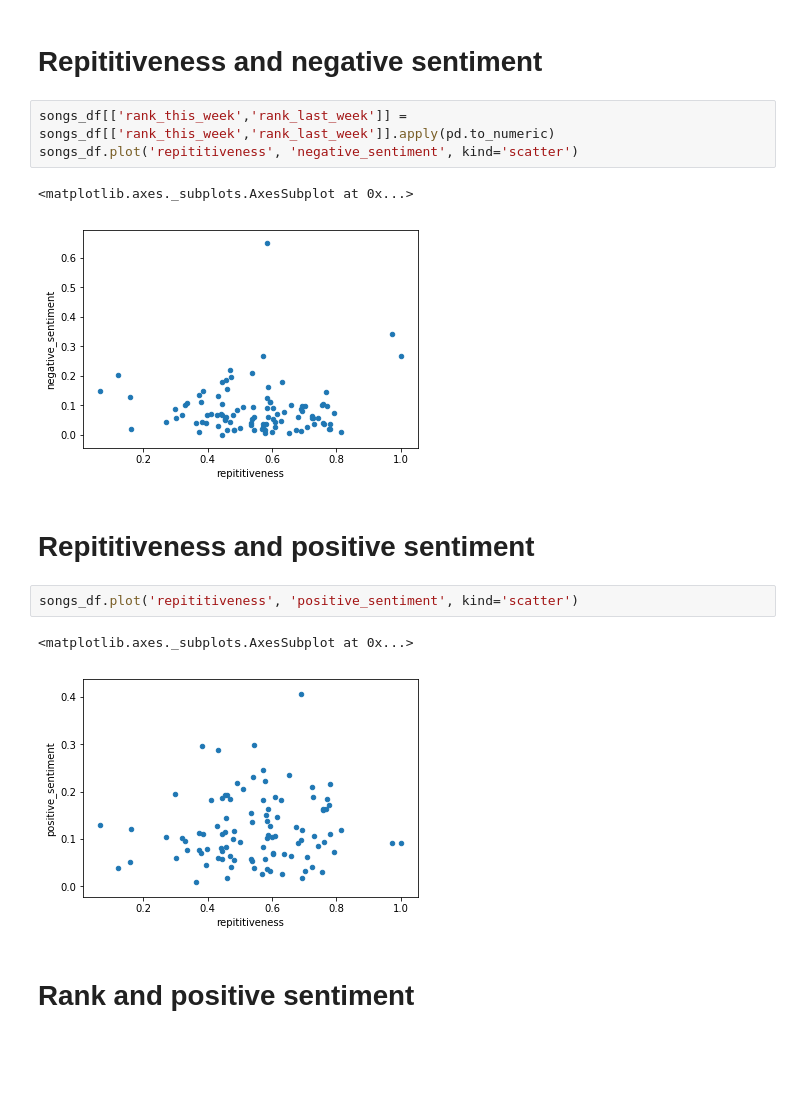
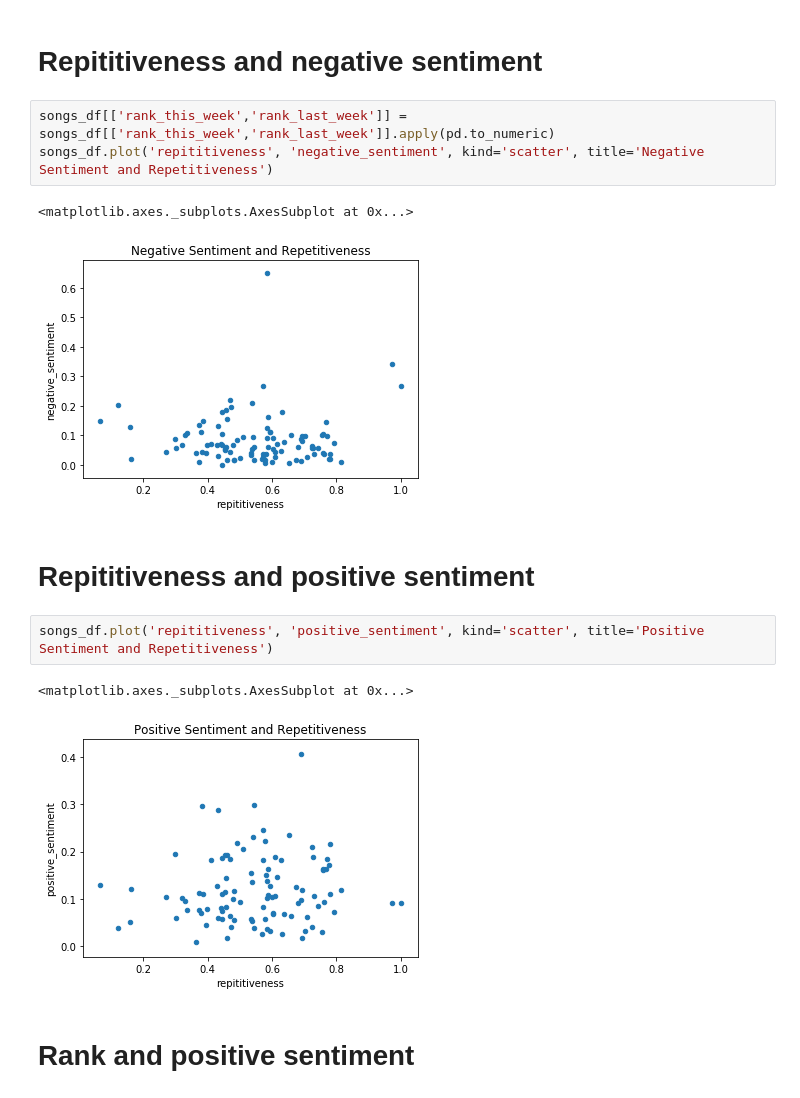
Before and after one commit to tylerwmarrs/billboard-hot-100-lyric-analysis, a Jupyter notebook: notebooks/exploratory/04-clean-lyric-analysis.ipynb, the cells around one changed output. Drawn from its saved outputs; the diff is of its cells as text; blank space fills up the shorter version.

```diff
--- a/notebooks/exploratory/04-clean-lyric-analysis.ipynb
+++ b/notebooks/exploratory/04-clean-lyric-analysis.ipynb
@@ -303,17 +340,17 @@ songs_df.describe()
 # Repititiveness and negative sentiment
 # %%
 songs_df[['rank_this_week','rank_last_week']] = songs_df[['rank_this_week','rank_last_week']].apply(pd.to_numeric)
-songs_df.plot('repititiveness', 'negative_sentiment', kind='scatter')
+songs_df.plot('repititiveness', 'negative_sentiment', kind='scatter', title='Negative Sentiment and Repetitiveness')
 # %% [output]
 <matplotlib.axes._subplots.AxesSubplot at 0x...>
-[figure, old version]
+[figure, new version]
 # %% [markdown]
 # Repititiveness and positive sentiment
 # %%
-songs_df.plot('repititiveness', 'positive_sentiment', kind='scatter')
+songs_df.plot('repititiveness', 'positive_sentiment', kind='scatter', title='Positive Sentiment and Repetitiveness')
 # %% [output]
 <matplotlib.axes._subplots.AxesSubplot at 0x...>
-[figure, old version]
+[figure, new version]
 # %% [markdown]
 # Rank and positive sentiment
 # %%
```
Also changed, not shown: parts of 16 cells of this notebook.
